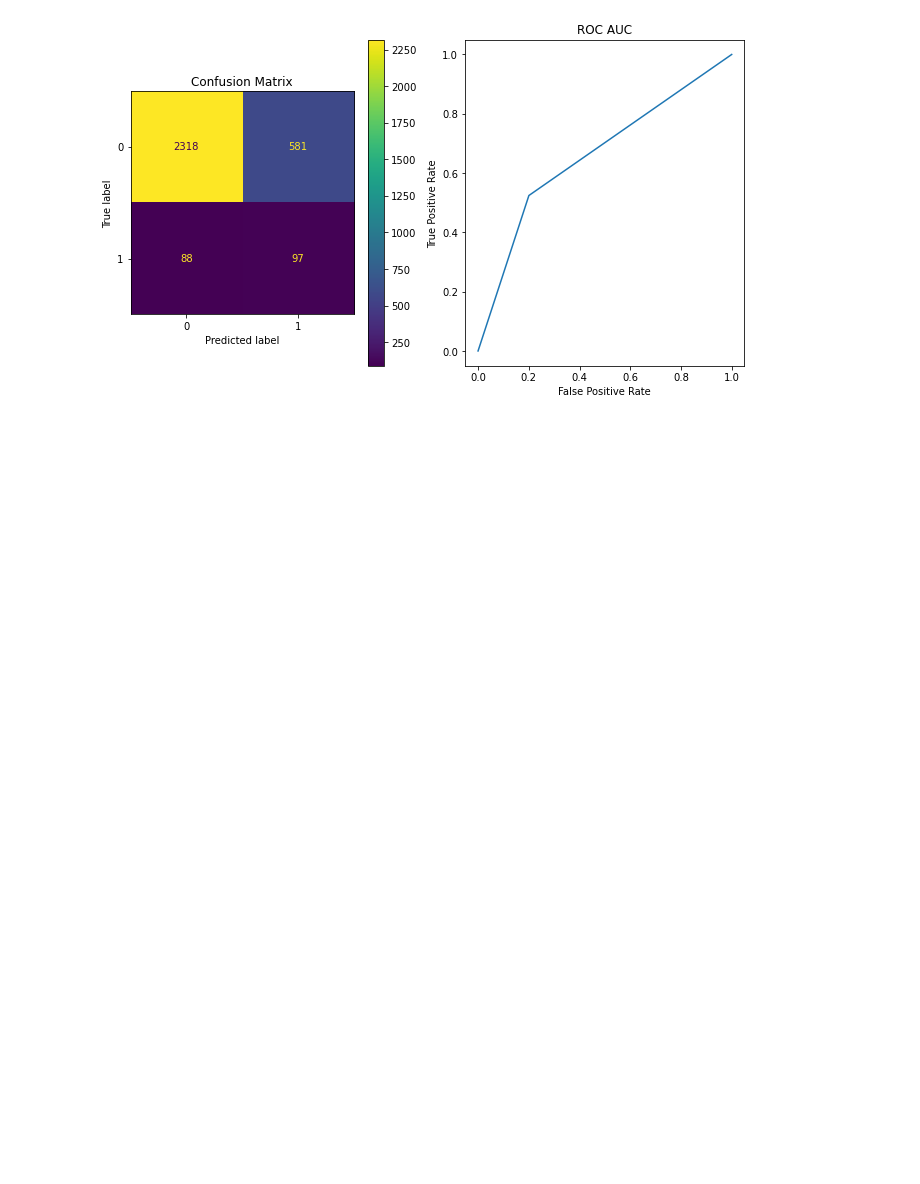
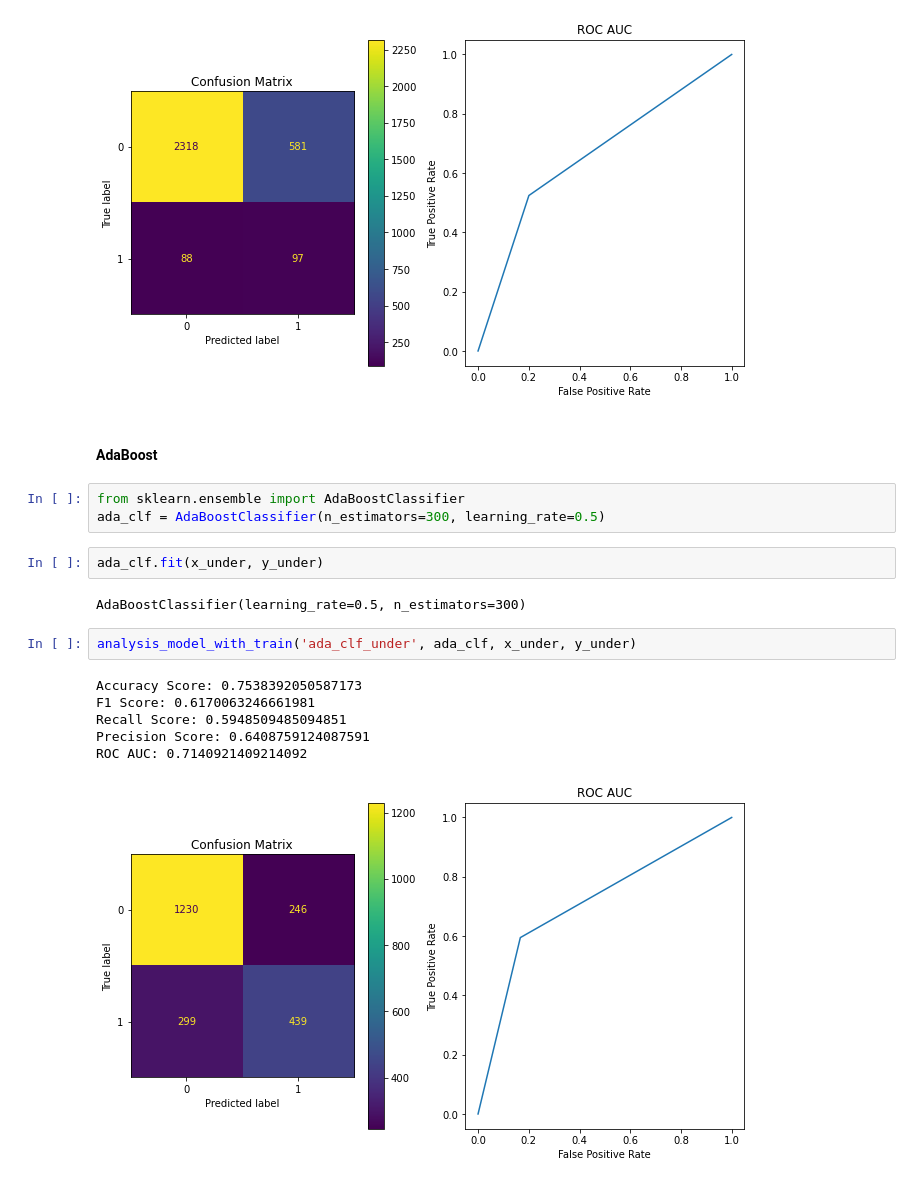
Before and after one commit to MohammadRouintan/Vehicle-Insurance-Claim-Fraud-Detection-Classification, a Jupyter notebook: VehicleInsuranceCLASSIFICATION.ipynb, the cells around one changed output. Cells and saved outputs as stored; diff of their text form; blank space fills up the shorter version.

Commit message:
try another models on over sampled dataset

```diff
--- a/VehicleInsuranceCLASSIFICATION.ipynb
+++ b/VehicleInsuranceCLASSIFICATION.ipynb
@@ -767,3 +767,21 @@ Recall Score: 0.5243243243243243
 Precision Score: 0.1430678466076696
 ROC AUC: 0.6619551942421897
 [figure]
+# %% [markdown]
+#### AdaBoost
+# %%
+from sklearn.ensemble import AdaBoostClassifier
+ada_clf = AdaBoostClassifier(n_estimators=300, learning_rate=0.5)
+# %%
+ada_clf.fit(x_under, y_under)
+# %% [output]
+AdaBoostClassifier(learning_rate=0.5, n_estimators=300)
+# %%
+analysis_model_with_train('ada_clf_under', ada_clf, x_under, y_under)
+# %% [output]
+Accuracy Score: 0.7538392050587173
+F1 Score: 0.6170063246661981
+Recall Score: 0.5948509485094851
+Precision Score: 0.6408759124087591
+ROC AUC: 0.7140921409214092
+[figure, added]
```
Also changed, not shown: parts of 47 cells of this notebook.
